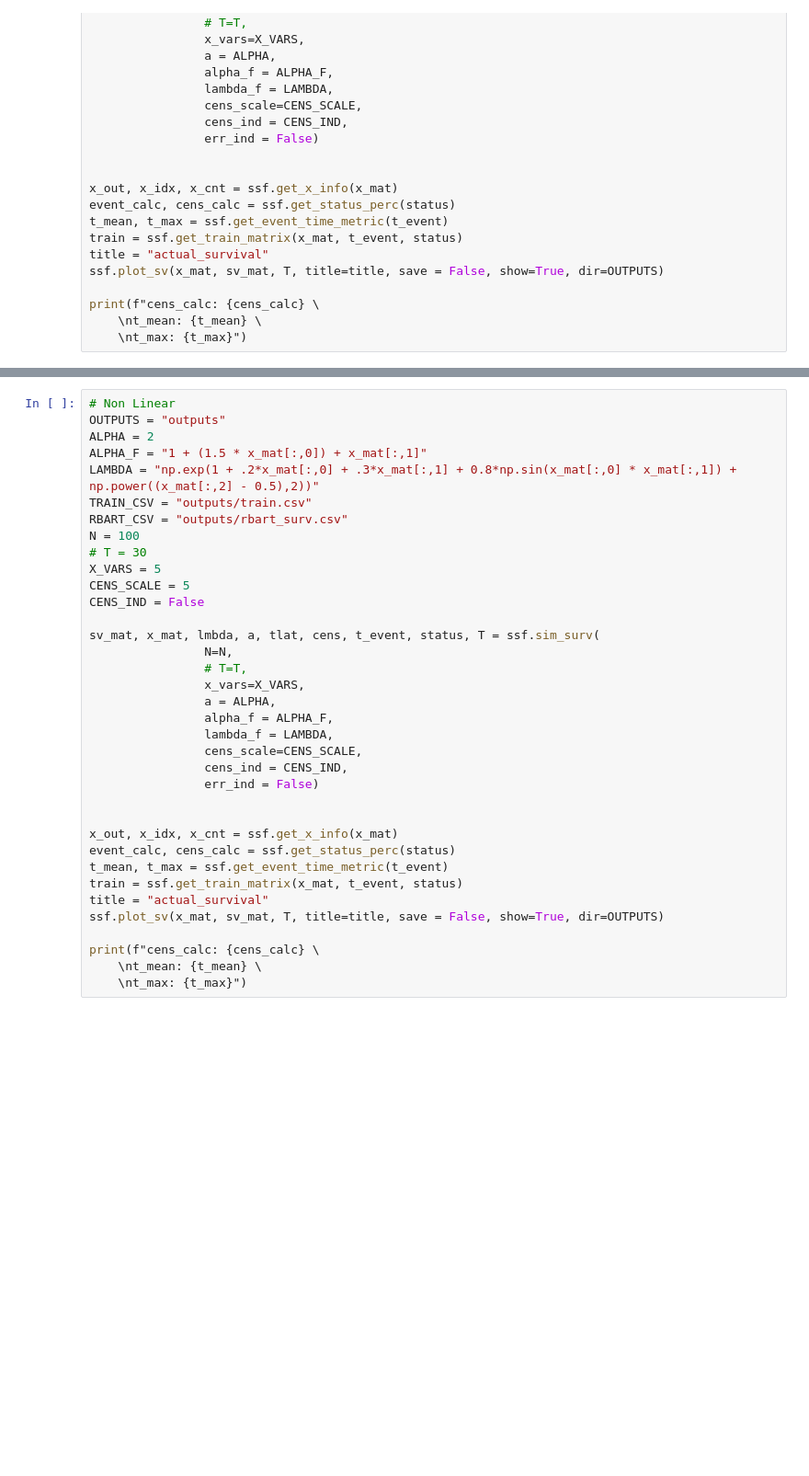
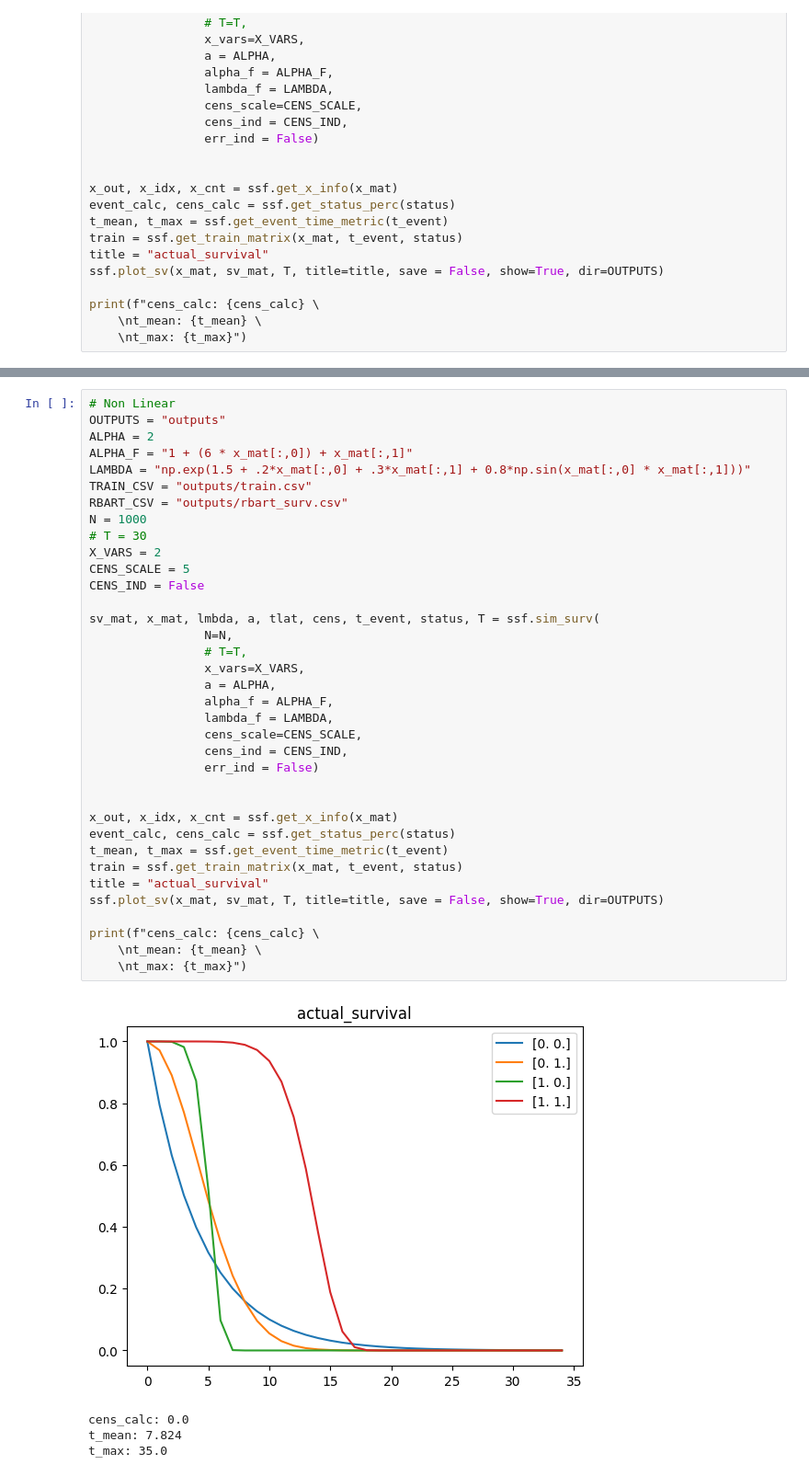
Before and after one commit to twj8CDC/PYMC_BART, a Jupyter notebook: trial_sim_0.ipynb, the cells around one changed output, grey strips where cells are left out. Shown at 92% size. Saved outputs shown, nothing was run; the diff lists cells and outputs as text; blank space fills up the shorter version.

```diff
--- a/trial_sim_0.ipynb
+++ b/trial_sim_0.ipynb
@@ -188,35 +192,40 @@ print(f"cens_calc: {cens_calc} \
 # Non Linear
 OUTPUTS = "outputs"
 ALPHA = 2
-ALPHA_F = "1 + (1.5 * x_mat[:,0]) + x_mat[:,1]"
-LAMBDA = "np.exp(1 + .2*x_mat[:,0] + .3*x_mat[:,1] + 0.8*np.sin(x_mat[:,0] * x_mat[:,1]) + np.power((x_mat[:,2] - 0.5),2))"
+ALPHA_F = "1 + (6 * x_mat[:,0]) + x_mat[:,1]"
+LAMBDA = "np.exp(1.5 + .2*x_mat[:,0] + .3*x_mat[:,1] + 0.8*np.sin(x_mat[:,0] * x_mat[:,1]))"
 TRAIN_CSV = "outputs/train.csv"
 RBART_CSV = "outputs/rbart_surv.csv"
-N = 100
+N = 1000
 # T = 30
-X_VARS = 5
+X_VARS = 2
 CENS_SCALE = 5
 CENS_IND = False
 
 sv_mat, x_mat, lmbda, a, tlat, cens, t_event, status, T = ssf.sim_surv(
                 N=N,
                 # T=T,
                 x_vars=X_VARS,
                 a = ALPHA,
                 alpha_f = ALPHA_F,
                 lambda_f = LAMBDA,
                 cens_scale=CENS_SCALE,
                 cens_ind = CENS_IND,
                 err_ind = False)
 
 
 x_out, x_idx, x_cnt = ssf.get_x_info(x_mat)
 event_calc, cens_calc = ssf.get_status_perc(status)
 t_mean, t_max = ssf.get_event_time_metric(t_event)
 train = ssf.get_train_matrix(x_mat, t_event, status)
 title = "actual_survival"
 ssf.plot_sv(x_mat, sv_mat, T, title=title, save = False, show=True, dir=OUTPUTS)
 
 print(f"cens_calc: {cens_calc} \
     \nt_mean: {t_mean} \
     \nt_max: {t_max}")
+# %% [output]
+[figure, added]
+cens_calc: 0.0
+t_mean: 7.824
+t_max: 35.0
```
Also changed, not shown: parts of 9 cells of this notebook, 7 other files.
